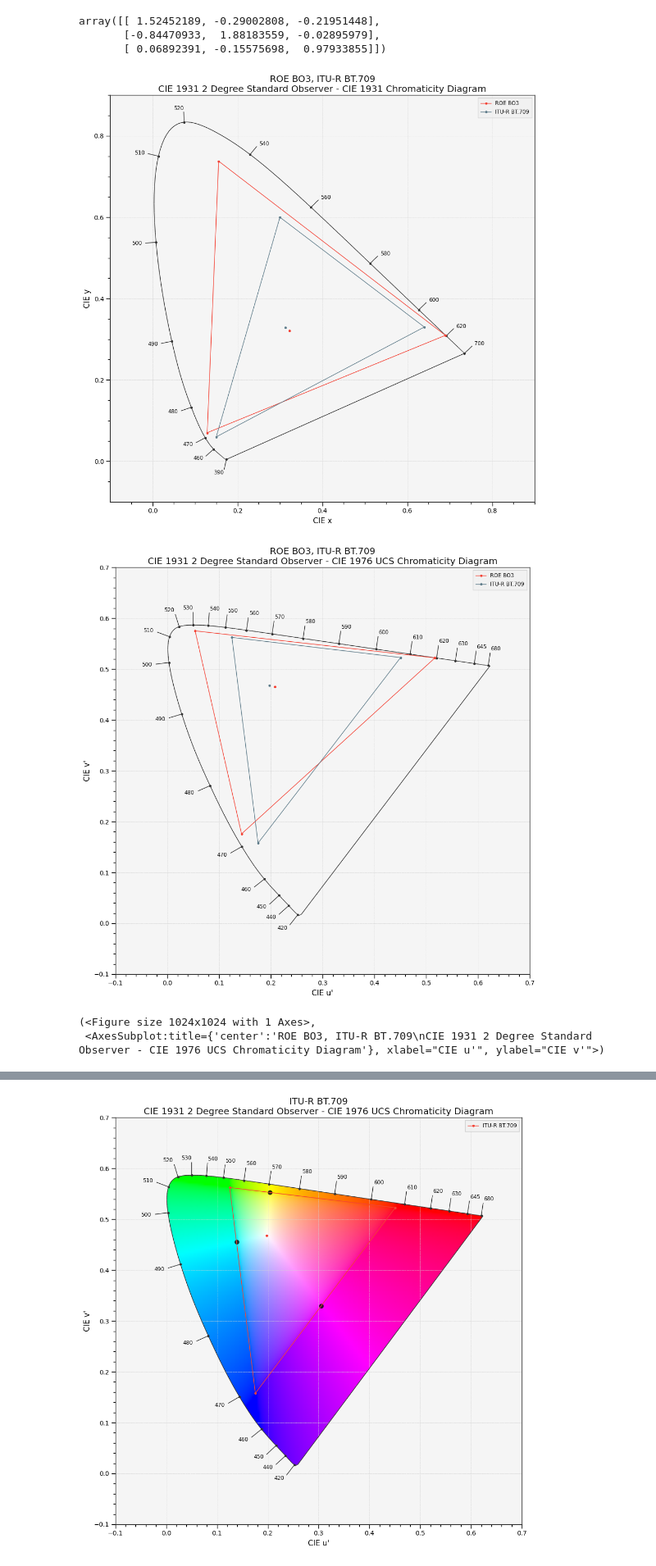
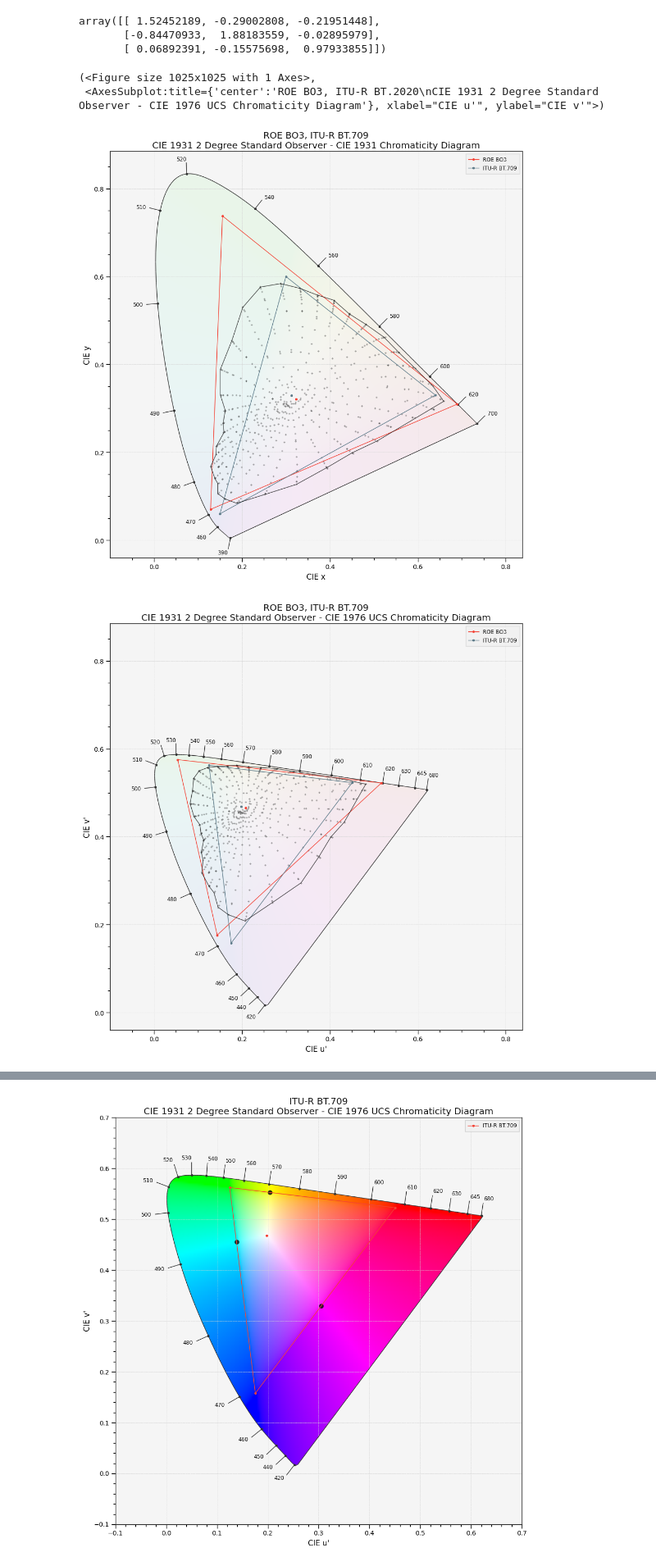
Before and after one commit to repentsinner/didactic-journey, a Jupyter notebook: Intermediate 3 - Gamuts and colorspaces.ipynb, the cells around one changed output, grey strips where cells are left out. Shown at 82% size. Cells and saved outputs as stored; diff of their text form; code cells hidden in the pictures.

Commit message:
render BO3 vs. rec709 and 2020

```diff
--- a/Intermediate 3 - Gamuts and colorspaces.ipynb
+++ b/Intermediate 3 - Gamuts and colorspaces.ipynb
@@ -254,14 +254,67 @@ array([[ 1.52452189, -0.29002808, -0.21951448],
        [ 0.06892391, -0.15575698,  0.97933855]])
 # %%
 # todo: figure out how to drop the opacity of the diagram colours to make it easier to see the gamut bounds
-plot_RGB_colourspaces_in_chromaticity_diagram_CIE1931(standardspaces,
-                                                      show_diagram_colours=False,
-                                                      transparent_background=True,
-                                                      axes_visible=True,
-                                                     )
-plot_RGB_colourspaces_in_chromaticity_diagram_CIE1976UCS(standardspaces, show_diagram_colours=False)
+figure, axes = plot_RGB_colourspaces_in_chromaticity_diagram_CIE1931(
+    ['ROE BO3', 'ITU-R BT.709'],
+    bounding_box=cie1931_boundingbox,
+    diagram_opacity=0.05,
+    standalone=False
+)
+plot_pointer_gamut(
+    method='CIE 1931',
+    figure=figure,
+    axes=axes,
+    standalone=False)
+render(
+    filename='render/BO3_cie1931.png',
+    standalone=True)
+
+figure, axes = plot_RGB_colourspaces_in_chromaticity_diagram_CIE1976UCS(
+    ['ROE BO3', 'ITU-R BT.709'],
+    bounding_box=cie1931_boundingbox,
+    diagram_opacity=0.05,
+    standalone=False
+)
+plot_pointer_gamut(
+    method='CIE 1976 UCS',
+    figure=figure,
+    axes=axes,
+    standalone=False)
+render(
+    filename='render/BO3_cie1976ucs.png',
+    standalone=True)
+
+figure, axes = plot_RGB_colourspaces_in_chromaticity_diagram_CIE1931(
+    ['ROE BO3', 'ITU-R BT.2020'],
+    bounding_box=cie1931_boundingbox,
+    diagram_opacity=0.05,
+    standalone=False
+)
+plot_pointer_gamut(
+    method='CIE 1931',
+    figure=figure,
+    axes=axes,
+    standalone=False)
+render(
+    filename='render/BO3_cie1931.png',
+    standalone=True)
+
+figure, axes = plot_RGB_colourspaces_in_chromaticity_diagram_CIE1976UCS(
+    ['ROE BO3', 'ITU-R BT.2020'],
+    bounding_box=cie1931_boundingbox,
+    diagram_opacity=0.05,
+    standalone=False
+)
+plot_pointer_gamut(
+    method='CIE 1976 UCS',
+    figure=figure,
+    axes=axes,
+    standalone=False)
+render(
+    filename='render/BO3_cie1976ucs.png',
+    standalone=True)
 # %% [output]
+(<Figure size 1025x1025 with 1 Axes>,
+ <AxesSubplot:title={'center':'ROE BO3, ITU-R BT.2020\nCIE 1931 2 Degree Standard Observer - CIE 1976 UCS Chromaticity Diagram'}, xlabel="CIE u'", ylabel="CIE v'">)
-[figure, old version]
+[figure, new version]
-[figure, old version]
+[figure, new version]
-(<Figure size 1024x1024 with 1 Axes>,
- <AxesSubplot:title={'center':'ROE BO3, ITU-R BT.709\nCIE 1931 2 Degree Standard Observer - CIE 1976 UCS Chromaticity Diagram'}, xlabel="CIE u'", ylabel="CIE v'">)
```
Also changed, not shown: parts of 1 cell of this notebook.
